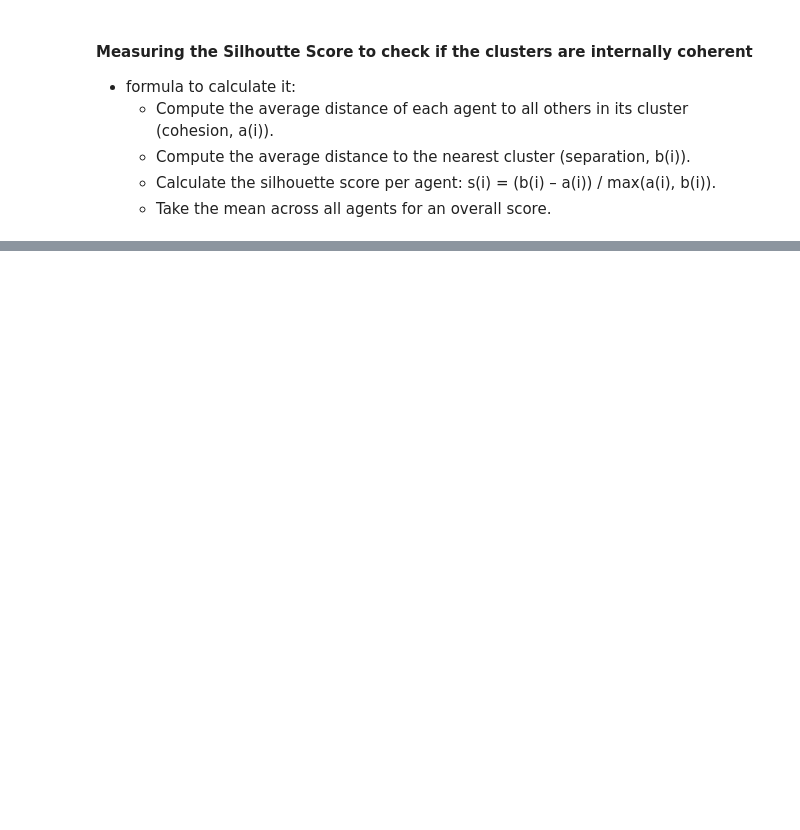
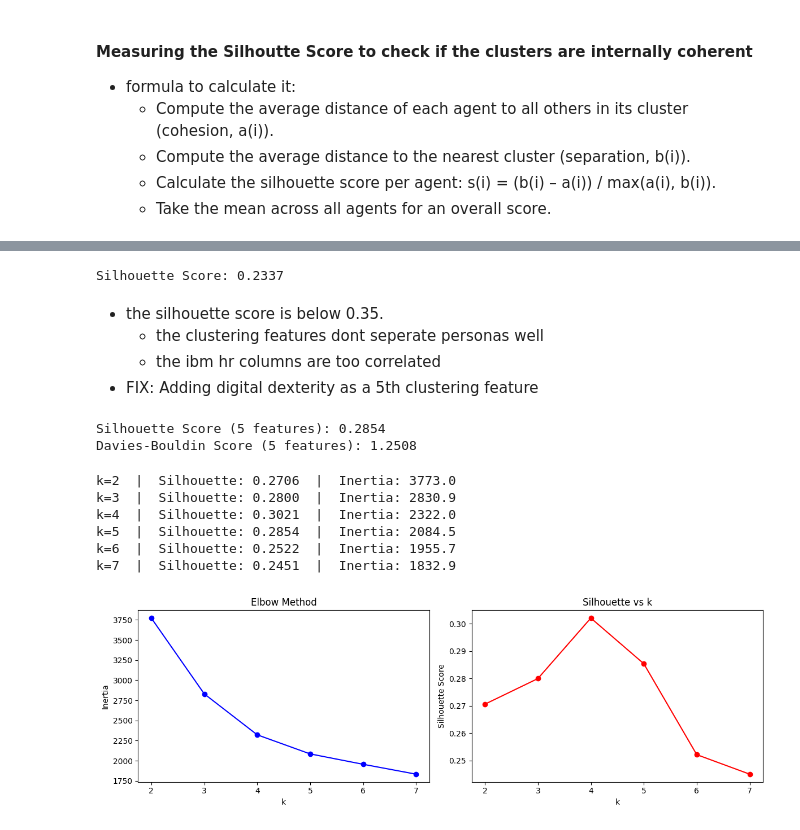
Before and after one commit to kapooraditi79/atos-2026-hackathon, a Jupyter notebook: layer2personaengine.ipynb, the cells around one changed output, grey strips where cells are left out. Cells and saved outputs as stored; diff of their text form; code cells hidden in the pictures; blank space fills up the shorter version.

```diff
--- a/layer2personaengine.ipynb
+++ b/layer2personaengine.ipynb
@@ -48,0 +48,59 @@ Cluster sizes: [151 116 277 334 122]
+# %%
+from sklearn.metrics import silhouette_score
+from sklearn.metrics import davies_bouldin_score
+
+sil_score= silhouette_score(X_scaled, clusters)
+print(f'Silhouette Score: {sil_score:.4f}')
+# %% [output]
+Silhouette Score: 0.2337
+# %% [markdown]
+- the silhouette score is below 0.35.
+    - the clustering features dont seperate personas well
+    - the ibm hr columns are too correlated
+- FIX: Adding digital dexterity as a 5th clustering feature
+# %%
+features_new= ['satisfaction_score', 'productivity_baseline',
+               'resistance_propensity', 'training_times_yr',
+               'digital_dexterity']
+X_scaled_new= scaler.fit_transform(dataset[features_new])
+kmeans_new= KMeans(n_clusters=5, random_state=42, n_init=20)
+
+clusters_new= kmeans_new.fit_predict(X_scaled_new)
+sil_score_new= silhouette_score(X_scaled_new, clusters_new)
+davies_bouldin_new= davies_bouldin_score(X_scaled_new, clusters_new)
+
+
+print(f'Silhouette Score (5 features): {sil_score_new:.4f}')
+print(f'Davies-Bouldin Score (5 features): {davies_bouldin_new:.4f}')
+# %% [output]
+Silhouette Score (5 features): 0.2854
+Davies-Bouldin Score (5 features): 1.2508
+# %%
+import matplotlib.pyplot as plt
+
+inertias = []   # within cluster distance
+sil_scores = []
+K_range = range(2, 8)
+
+for k in K_range:
+    km = KMeans(n_clusters=k, random_state=42, n_init=20)
+    labels = km.fit_predict(X_scaled_new)
+    inertias.append(km.inertia_)
+    sil_scores.append(silhouette_score(X_scaled_new, labels))
+    print(f'k={k}  |  Silhouette: {sil_scores[-1]:.4f}  |  Inertia: {inertias[-1]:.1f}')
+
+fig, (ax1, ax2) = plt.subplots(1, 2, figsize=(12, 4))
+ax1.plot(K_range, inertias, 'bo-')
+ax1.set_xlabel('k'); ax1.set_ylabel('Inertia'); ax1.set_title('Elbow Method')
+ax2.plot(K_range, sil_scores, 'ro-')
+ax2.set_xlabel('k'); ax2.set_ylabel('Silhouette Score'); ax2.set_title('Silhouette vs k')
+plt.tight_layout()
+plt.show()
+# %% [output]
+k=2  |  Silhouette: 0.2706  |  Inertia: 3773.0
+k=3  |  Silhouette: 0.2800  |  Inertia: 2830.9
+k=4  |  Silhouette: 0.3021  |  Inertia: 2322.0
+k=5  |  Silhouette: 0.2854  |  Inertia: 2084.5
+k=6  |  Silhouette: 0.2522  |  Inertia: 1955.7
+k=7  |  Silhouette: 0.2451  |  Inertia: 1832.9
+[figure, added]
```
Also changed, not shown: parts of 5 cells of this notebook.
